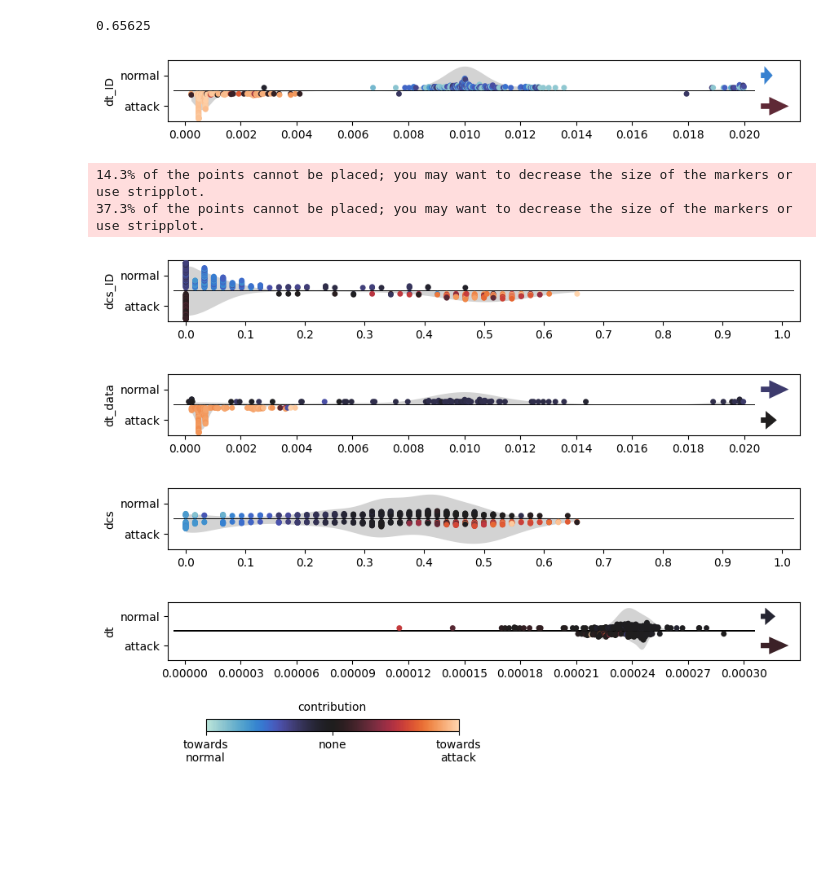
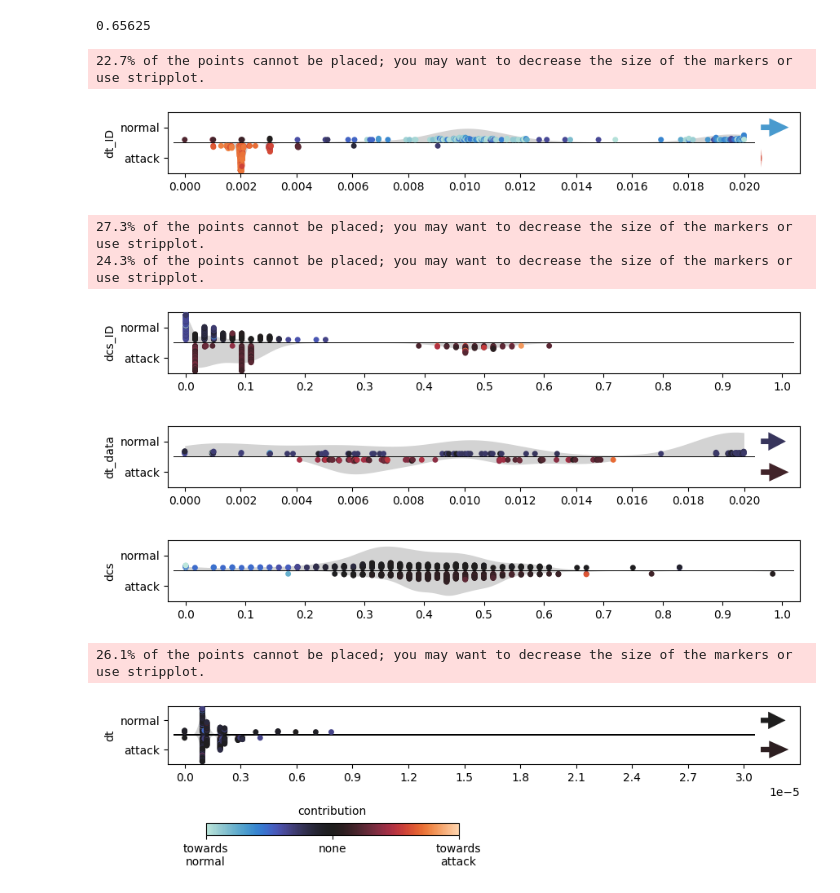
Before and after one commit to hampu5/ml-classify, a Jupyter notebook: ml_classify/dnn-book.ipynb, the cells around one changed output. Saved outputs shown, nothing was run; the diff lists cells and outputs as text; code cells hidden in the pictures; blank space fills up the shorter version.

```diff
--- a/ml_classify/dnn-book.ipynb
+++ b/ml_classify/dnn-book.ipynb
@@ -30,9 +30,10 @@ datasets = {}
 
 
 # df = compile_dataset(datasets)
-
-df: pd.DataFrame = load("dumped_datasets/survival_all.joblib")
-# df: pd.DataFrame = load("dumped_datasets/road_all.joblib")
+# dump(df, "dumped_datasets/road_masq.joblib")
+# df: pd.DataFrame = load("dumped_datasets/survival_all.joblib")
+df: pd.DataFrame = load("dumped_datasets/road_all.joblib")
+# df: pd.DataFrame = load("dumped_datasets/road_masq.joblib")
 # df: pd.DataFrame = load("dumped_datasets/hisingen_all.joblib")
 
 # df.drop(columns=["dcs", "dt", "dt_data"], inplace=True, errors="ignore")
@@ -60,3 +61,3 @@ display(df)
 # %%
-df = df.loc[df["type"] != "masq"]
+# df = df.loc[df["type"] != "masq"]
 # df = df.loc[(df["type"] == "fuzz") | (df["type"] == "none")]
@@ -113,6 +103,8 @@ X_combined = None # Release memory
 # %%
 import keras
 from keras import layers
+
+dnn = keras.models.load_model("dnn_all_road_imbalanced")
 
 # dnn = keras.models.Sequential(
 #     [
@@ -124,8 +116,6 @@ from keras import layers
 #     ]
 # )
 
-
-
 # dnn.compile(
 #     optimizer="adam",  # Optimizer rmsprop
 #     # Loss function to minimize
@@ -134,13 +124,12 @@ from keras import layers
 #     metrics=[keras.metrics.BinaryAccuracy(), keras.metrics.Recall(), keras.metrics.FalseNegatives()],
 # )
 
-dnn = keras.models.load_model("dnn_all_survival_imbalanced")
-
 # val_percent = int(len(y_train) * 0.1)
 # X_val = X_train.sample(val_percent, random_state=0)
 # y_val = y_train.loc[X_val.index]
 # X_train = X_train.loc[~X_train.index.isin(X_val)]
 # y_train = y_train.loc[~y_train.index.isin(X_val)]
+
 
 # from sklearn.utils import class_weight
 # class_weights = class_weight.compute_class_weight("balanced", classes=np.unique(y_train), y=y_train)
@@ -157,17 +146,17 @@ dnn = keras.models.load_model("dnn_all_survival_imbalanced")
 
 #     return class_weight
 
+
 # dnn.fit(
 #     X_train,
 #     y_train,
 #     batch_size=200,
 #     epochs=20,
-#     class_weight=class_weights,
 #     validation_data=(X_val, y_val),
 #     callbacks=[keras.callbacks.EarlyStopping(monitor='loss', patience=3, restore_best_weights=True)]
 # )
 
-# dnn.save("dnn_all_road_imbalanced")
+# dnn.save("dnn_masq_road")
 
 # results = dnn.evaluate(X_test, y_test, batch_size=128)
 # print("test loss, test acc:", results)
@@ -388,6 +409,7 @@ X_exp_original["dcs_ID"].max()
 0.65625
 # %%
 import matplotlib
+from matplotlib.patches import Rectangle
 def plot_test(df_exp: pd.DataFrame, shap_all: shap.Explanation, feature, trim, y_squish=10, scale=1, colorbar=False, y_size=1):
     df_exp["Label"].replace({0: "normal", 1: "attack"}, inplace=True)
     shap_exp = shap_all.values[:,df_exp.columns.get_loc(feature)]
@@ -498,42 +520,44 @@ def plot_test(df_exp: pd.DataFrame, shap_all: shap.Explanation, feature, trim, y
 
     # ^^^ ARROWS ^^^
 
     ax.set_xlabel("")
     ax.set_ylabel(feature) #, rotation="vertical", x=-1, y=0.4)
     ax.set_xticks(ticks=ticks)
     ax.set_yticks(ticks=[-0.25, 0.25], labels=["normal", "attack"])
     if normal_outliers.size != 0 or attack_outliers.size != 0:
         ax.set_xlim((trim[0]-ticks[1]*0.3, trim[1]+ticks[1]))
     else:
         ax.set_xlim((trim[0]-ticks[1]*0.3, trim[1]+ticks[1]*0.3))
 
     ax.add_artist(Rectangle((trim[0]-ticks[1]*0.2, -0.01), width=trim[1]+ticks[1]*0.4, height=0.02, color="black", linewidth=0))
     # ax.axhline(y=0, color="black", linewidth=0.5)
     ax.margins(x=0.5)
 
-    plt.savefig(f"../images/custom_exp/dnn_survival_custom_{feature}.pdf", dpi=300, bbox_inches="tight")
+    plt.savefig(f"../images/custom_exp/dnn_road_custom_{feature}.pdf", dpi=300, bbox_inches="tight")
     plt.show()
 
 plot_test(pd.concat([X_exp_original, y_exp], axis=1), shap_all, "dt_ID", trim=(0, 0.02), scale=1000)
 plot_test(pd.concat([X_exp_original, y_exp], axis=1), shap_all, "dcs_ID", trim=(0, 1), y_squish=15)
 plot_test(pd.concat([X_exp_original, y_exp], axis=1), shap_all, "dt_data", trim=(0, 0.02), scale=1000)
 plot_test(pd.concat([X_exp_original, y_exp], axis=1), shap_all, "dcs", trim=(0, 1), y_squish=25)
-plot_test(pd.concat([X_exp_original, y_exp], axis=1), shap_all, "dt", trim=(0, 0.0003), scale=1000, y_squish=15, colorbar=True, y_size=2.1)
+plot_test(pd.concat([X_exp_original, y_exp], axis=1), shap_all, "dt", trim=(0, 0.00003), scale=1000, y_squish=15, colorbar=True, y_size=2.1)
 
 # plt.figure(figsize=(12, 6))
 # ax1 = plt.subplot(2,3,1)
 # ax2 = plt.subplot(2,3,2)
 # ax3 = plt.subplot(2,3,3)
 # ax4 = plt.subplot(2,1,2)
 # axes = [ax1, ax2, ax3, ax4]
 # %% [output]
+22.7% of the points cannot be placed; you may want to decrease the size of the markers or use stripplot.
-[figure, old version]
+[figure, new version]
-14.3% of the points cannot be placed; you may want to decrease the size of the markers or use stripplot.
-37.3% of the points cannot be placed; you may want to decrease the size of the markers or use stripplot.
+27.3% of the points cannot be placed; you may want to decrease the size of the markers or use stripplot.
+24.3% of the points cannot be placed; you may want to decrease the size of the markers or use stripplot.
-[figure, old version]
+[figure, new version]
-[figure, old version]
+[figure, new version]
-[figure, old version]
+[figure, new version]
+26.1% of the points cannot be placed; you may want to decrease the size of the markers or use stripplot.
-[figure, old version]
+[figure, new version]
 # %%
 plot_exp(pd.concat([X_exp_original, y_exp], axis=1), shap_all, "dt_ID", trim=(0, 0.02), scale=1000)
 plot_exp(pd.concat([X_exp_original, y_exp], axis=1), shap_all, "dt_data", trim=(0, 0.02), scale=1000)
```
Also changed, not shown: parts of 12 cells of this notebook, 33 other files.
